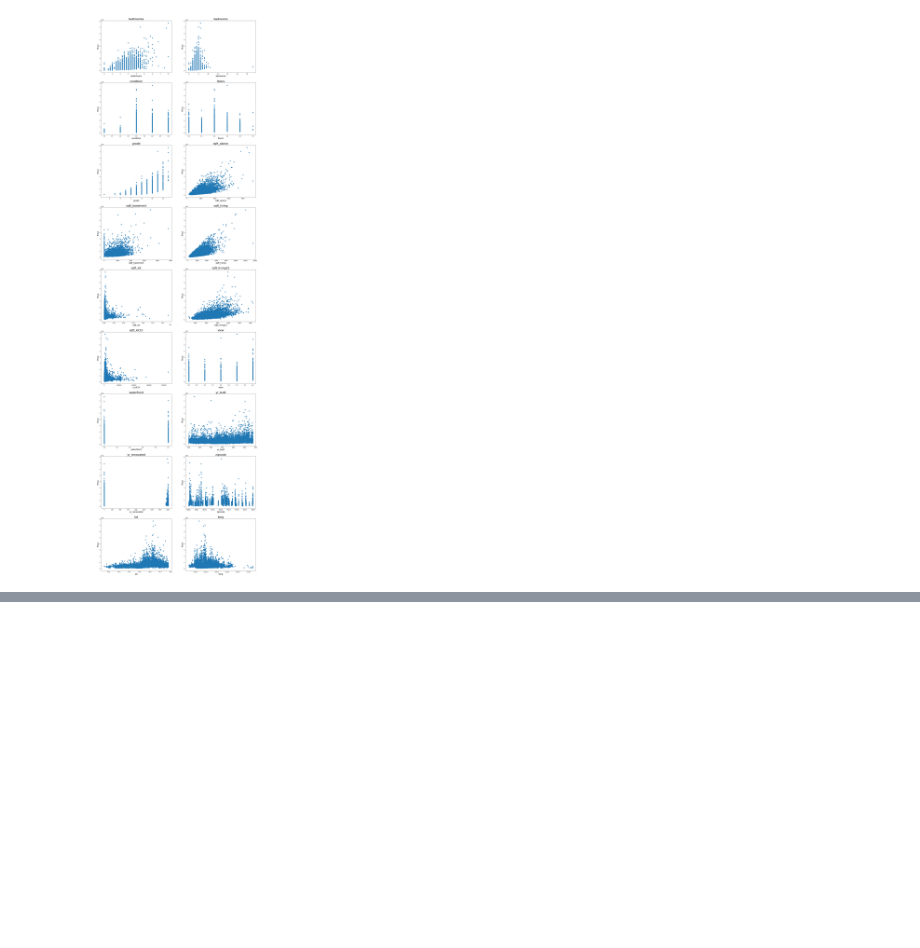
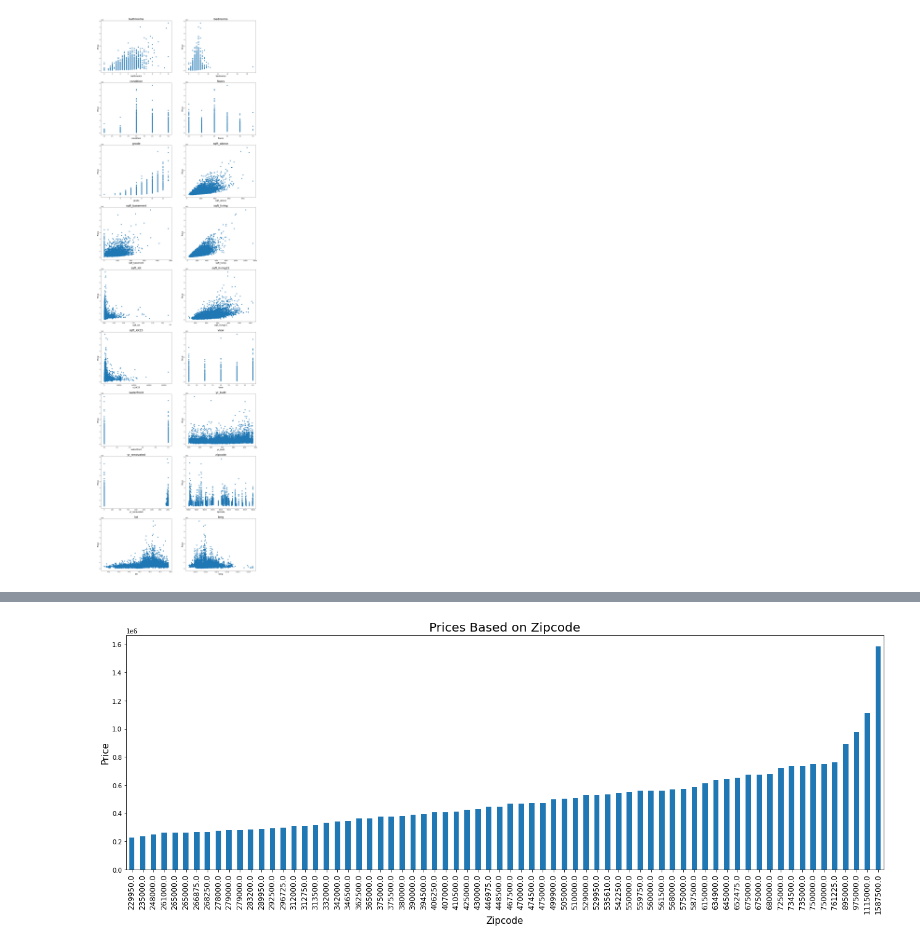
Before and after one commit to raizelistaken/Housing_Prices_KC, a Jupyter notebook: Raizel_Bernstein_Housing_Prices_Kings_County.ipynb, the cells around one changed output, grey strips where cells are left out. Saved outputs shown, nothing was run; the diff lists cells and outputs as text; code cells hidden in the pictures; blank space fills up the shorter version.

```diff
--- a/Raizel_Bernstein_Housing_Prices_Kings_County.ipynb
+++ b/Raizel_Bernstein_Housing_Prices_Kings_County.ipynb
@@ -223,0 +230,5 @@ plt.savefig('scatter_plots')
+# %%
+#capping the house price at 5 standard deviations
+above_5std = df.price.mean()+(5*df.price.std())
+above_5std
+df = df[(df['price'])<= above_5std]
@@ -223,0 +251,5 @@ plt.savefig('scatter_plots')
+# %%
+#replacing 0 bedrooms with the median amount of bedrooms because it's unlikely a house won't have bedrooms
+#replacing 33 rooms with 3 and 11 rooms with 4 because of an input error
+df['bedrooms'] = df['bedrooms'].replace([0,33,11],[df['bedrooms'].median(),3, 4])
+df['bedrooms']
@@ -223,0 +271,4 @@ plt.savefig('scatter_plots')
+# %%
+#feature 1
+df['age'] = 2020 - df['yr_built']
+df['age']
@@ -223,0 +288,4 @@ plt.savefig('scatter_plots')
+# %%
+#feature 2
+df['renovation_age'] = np.where(df['yr_renovated']>0, 2020 - df['yr_renovated'], 0)
+df[df['renovation_age'] != 0]
@@ -223,0 +306,13 @@ plt.savefig('scatter_plots')
+# %%
+#feature 3 - Zipcodes has a curve resembling x^2. During the polynomial process squared columns are created.
+fig, ax = plt.subplots(figsize = (22,7))
+zips = df.groupby(['zipcode'])['price'].median().sort_values(ascending=True)
+zips.plot(kind='bar')
+ax.set_title('Prices Based on Zipcode', fontsize = 20)
+ax.set_xlabel('Zipcode', fontsize = 15)
+ax.set_ylabel('Price', fontsize = 15)
+ax.set_xticklabels(zips, fontsize = 12)
+
+plt.savefig('zipcodes')
+# %% [output]
+[figure, added]
```
Also changed, not shown: parts of 31 cells of this notebook, 7 other files.
